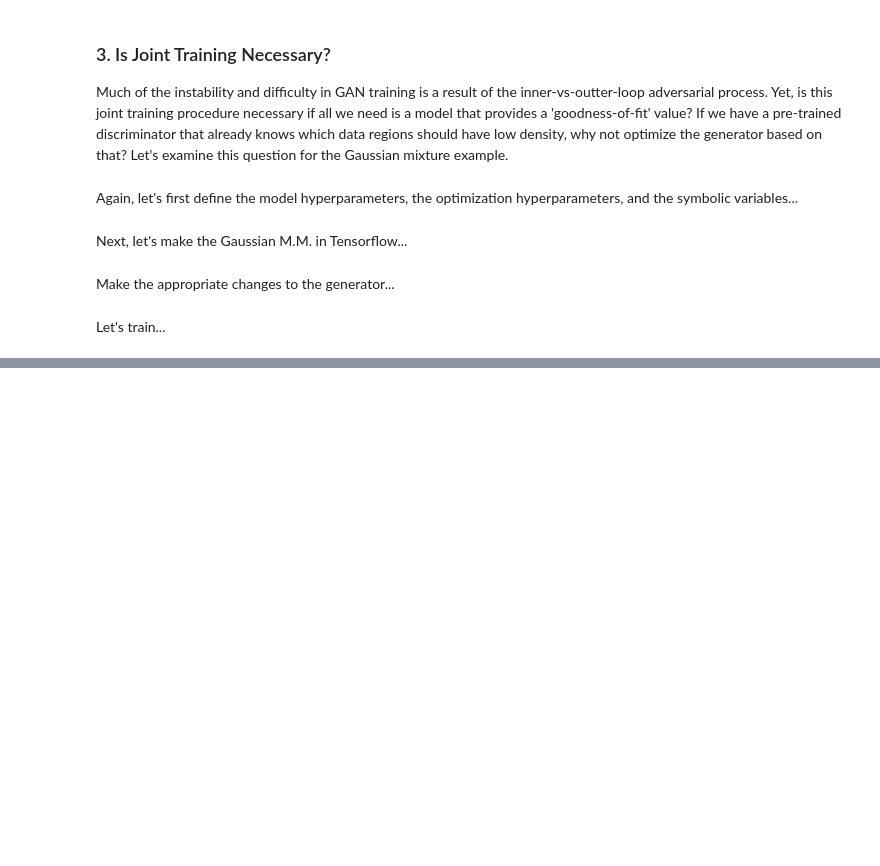
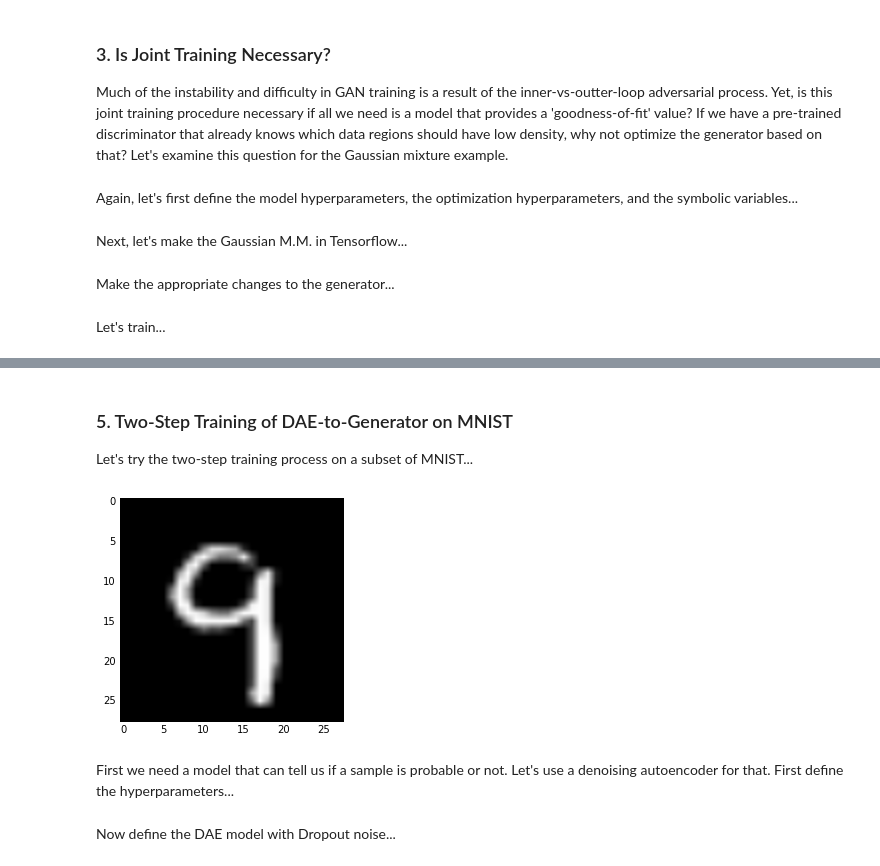
Before and after one commit to dongzhangfan/GAN, a Jupyter notebook: notebook_simulations/GAN Sandbox.ipynb, the cells around one changed output, grey strips where cells are left out. Cells and saved outputs as stored; diff of their text form; code cells hidden in the pictures; blank space fills up the shorter version.

Commit message:
started MNIST experiment, NaNs though.

```diff
--- a/notebook_simulations/GAN Sandbox.ipynb
+++ b/notebook_simulations/GAN Sandbox.ipynb
@@ -291,0 +342,19 @@ This seem to work well.  Let's try a more realistic example in which we pre-trai
+# %% [markdown]
+### 5.  Two-Step Training of DAE-to-Generator on MNIST
+Let's try the two-step training process on a subset of MNIST...
+# %%
+from sklearn.datasets import fetch_mldata
+mnist = fetch_mldata('MNIST original')
+
+# reduce dataset and normalize to [0,1]
+random_idxs = range(mnist.data.shape[0])
+shuffle(random_idxs)
+mnist_images = mnist.data[random_idxs[:25000],:] / 255.
+
+# show the first image
+plt.imshow(np.reshape(mnist_images[0,:] * 255., (28, 28)), cmap='Greys_r')
+plt.show()
+# %% [output]
+[figure, added]
+# %% [markdown]
+First we need a model that can tell us if a sample is probable or not.  Let's use a denoising autoencoder for that.  First define the hyperparameters...
@@ -291,0 +368,2 @@ This seem to work well.  Let's try a more realistic example in which we pre-trai
+# %% [markdown]
+Now define the DAE model with Dropout noise...
```
Also changed, not shown: parts of 17 cells of this notebook, 1 other file.
